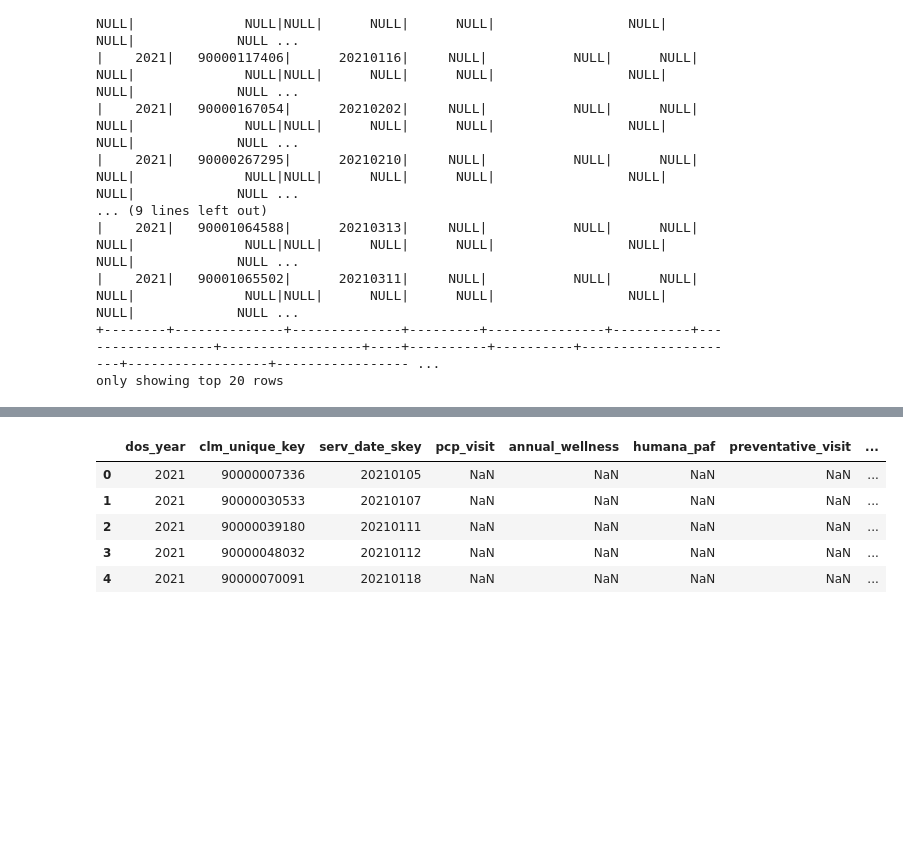
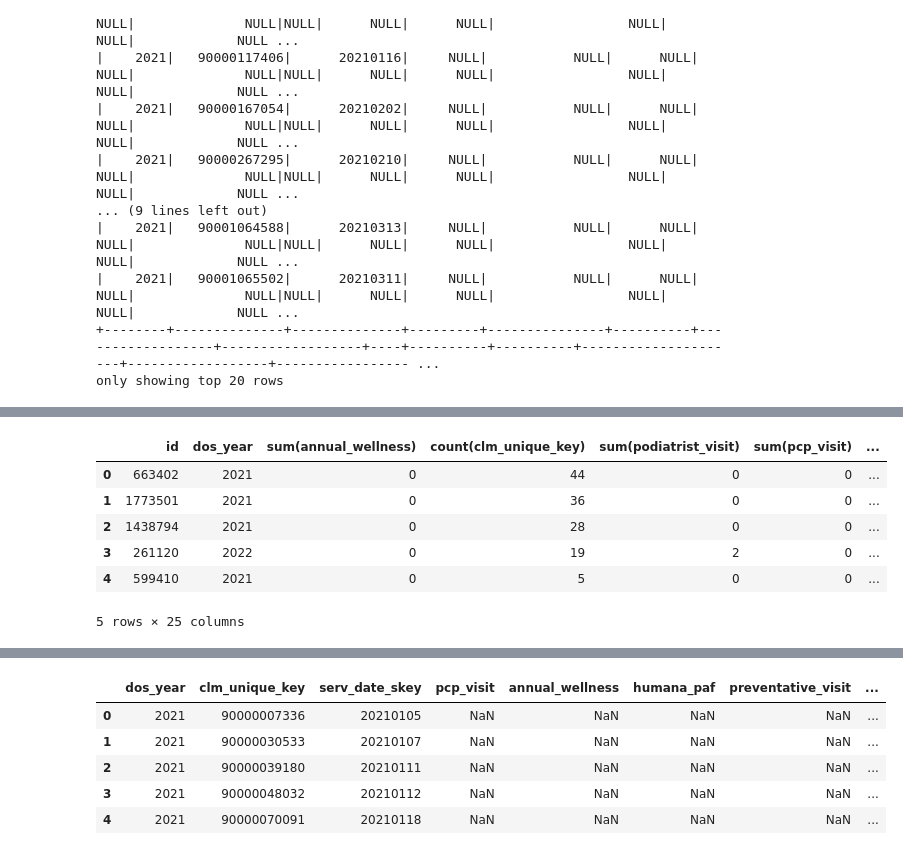
Before and after one commit to KavyaNair01/Machine_Learning, a Jupyter notebook: humana2024Kavya.ipynb, the cells around one changed output, grey strips where cells are left out. Drawn from its saved outputs; the diff is of its cells as text; code cells hidden in the pictures; blank space fills up the shorter version.

```diff
--- a/humana2024Kavya.ipynb
+++ b/humana2024Kavya.ipynb
@@ -250,4 +210,15 @@ agg_dict
 # %%
 df.groupby(['id','dos_year']).agg(agg_dict).fillna(0).toPandas().to_csv('claims.csv')
+# %%
+claims=pd.read_csv('claims.csv').drop('Unnamed: 0',axis=1)
+claims.head()
+# %% [output]
+|  | id | dos_year | sum(annual_wellness) | count(clm_unique_key) | sum(podiatrist_visit) | sum(pcp_visit) | ... |
+| 0 | 663402 | 2021 | 0 | 44 | 0 | 0 | ... |
+| 1 | 1773501 | 2021 | 0 | 36 | 0 | 0 | ... |
+| 2 | 1438794 | 2021 | 0 | 28 | 0 | 0 | ... |
+| 3 | 261120 | 2022 | 0 | 19 | 2 | 0 | ... |
+| 4 | 599410 | 2021 | 0 | 5 | 0 | 0 | ... |
+5 rows × 25 columns
 # %%
 dct_2021=dict()
```
Also changed, not shown: parts of 26 cells of this notebook.
